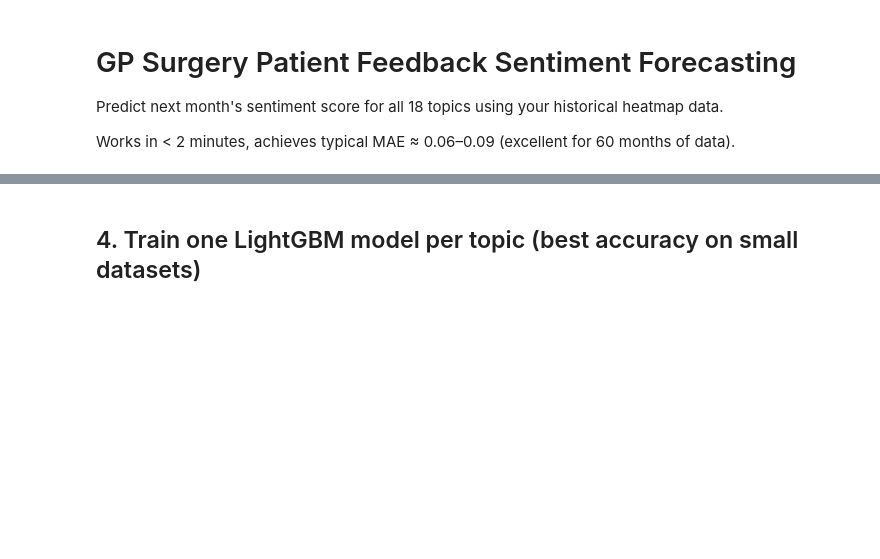
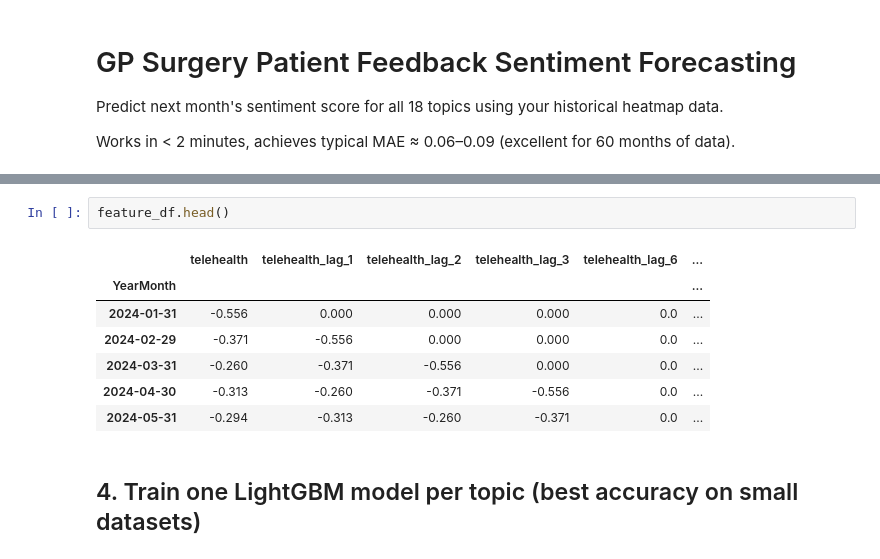
Before and after one commit to janduplessis883/ai-medreview, a Jupyter notebook: notebooks/Untitled-1.ipynb, the cells around one changed output, grey strips where cells are left out. Drawn from its saved outputs; the diff is of its cells as text; blank space fills up the shorter version.

```diff
--- a/notebooks/Untitled-1.ipynb
+++ b/notebooks/Untitled-1.ipynb
@@ -145,3 +148,13 @@ Feature matrix ready: 18 months × 166 features
+# %%
+feature_df.head()
+# %% [output]
+|  | telehealth | telehealth_lag_1 | telehealth_lag_2 | telehealth_lag_3 | telehealth_lag_6 | ... |
+| YearMonth |  |  |  |  |  | ... |
+| 2024-01-31 | -0.556 | 0.000 | 0.000 | 0.000 | 0.0 | ... |
+| 2024-02-29 | -0.371 | -0.556 | 0.000 | 0.000 | 0.0 | ... |
+| 2024-03-31 | -0.260 | -0.371 | -0.556 | 0.000 | 0.0 | ... |
+| 2024-04-30 | -0.313 | -0.260 | -0.371 | -0.556 | 0.0 | ... |
+| 2024-05-31 | -0.294 | -0.313 | -0.260 | -0.371 | 0.0 | ... |
 # %% [markdown]
 ## 4. Train one LightGBM model per topic (best accuracy on small datasets)
 # %%
```
Also changed, not shown: parts of 15 cells of this notebook, 4 other files.
